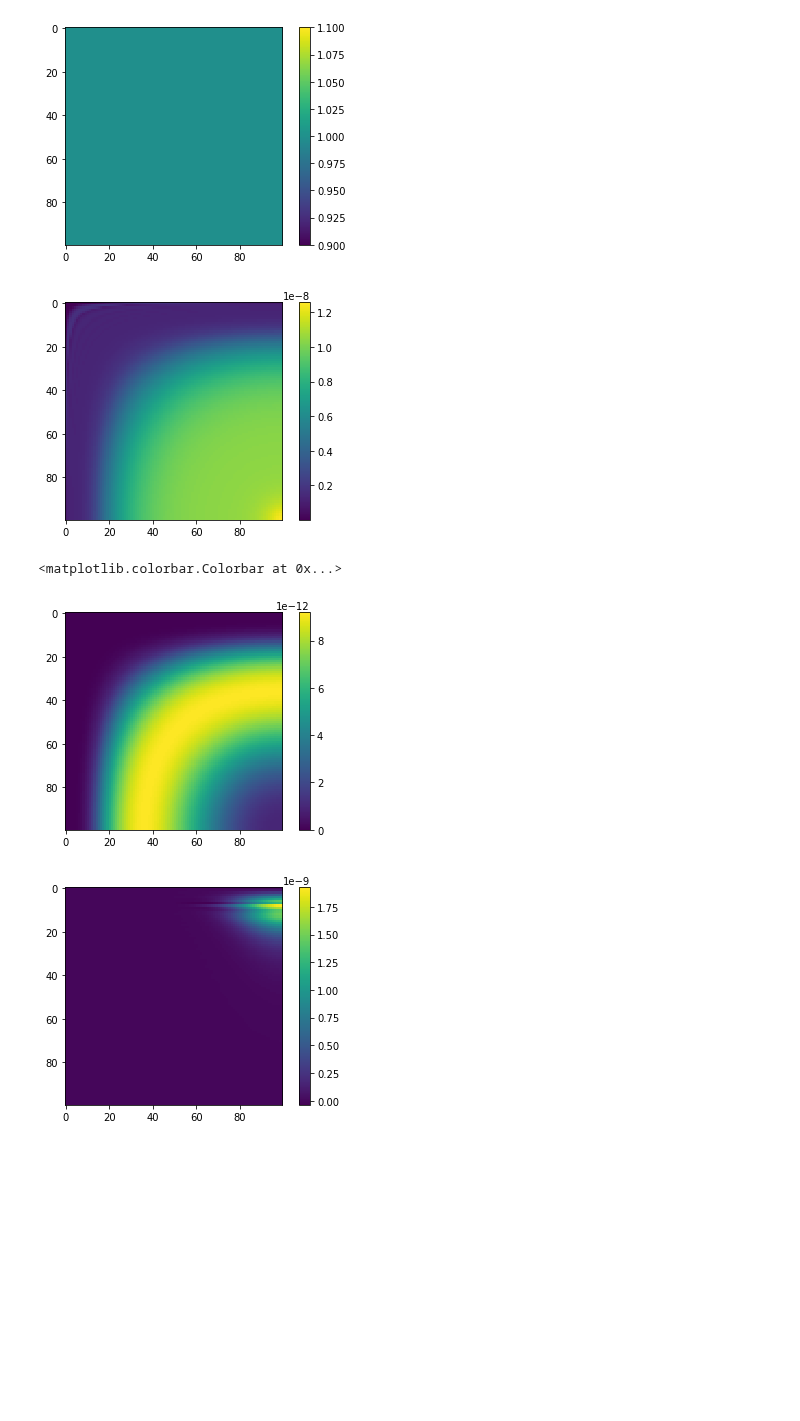
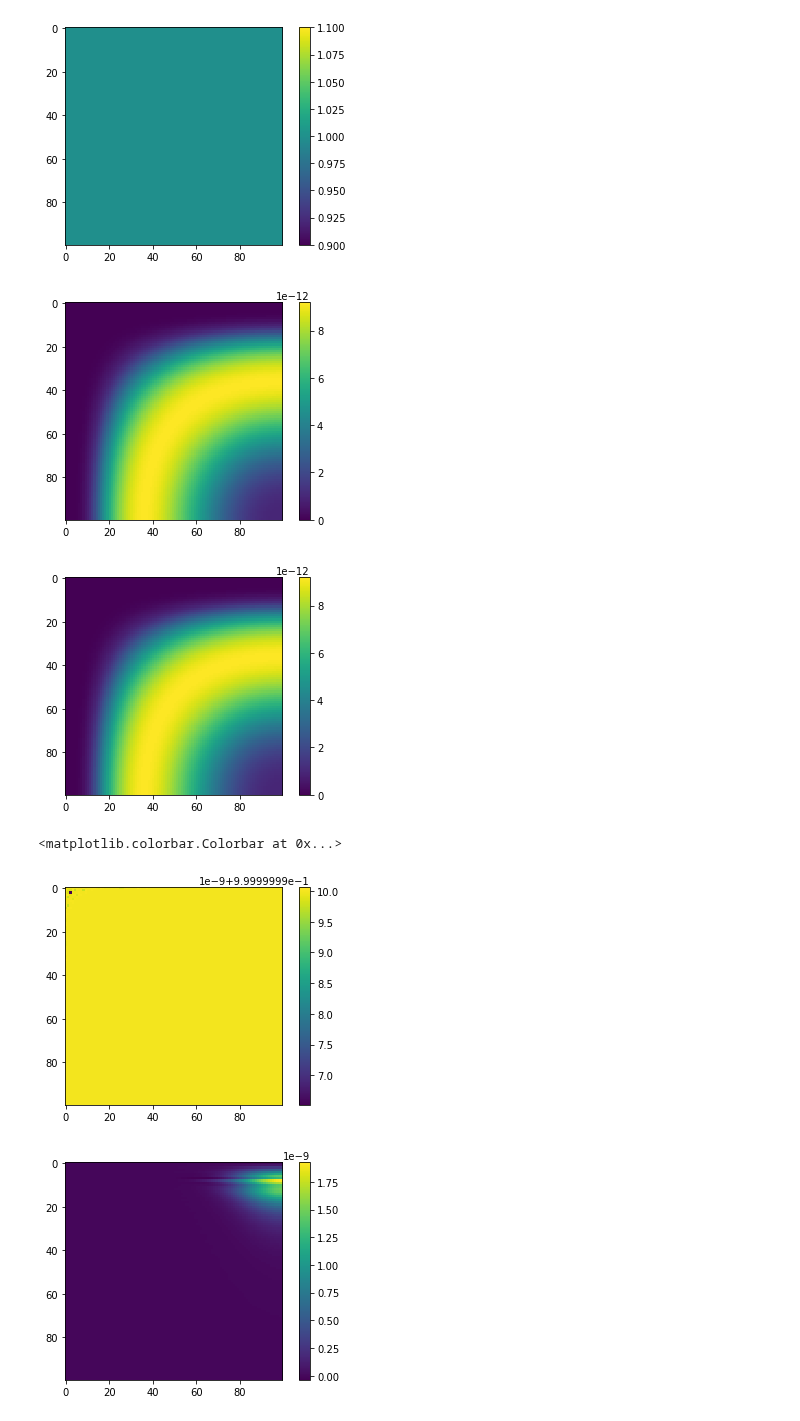
Before and after one commit to VMBoehm/postlimber, a Jupyter notebook: notebooks/PostBornTerms without Limber new approach- additional terms.ipynb, the cells around one changed output. Cells and saved outputs as stored; diff of their text form; code cells hidden in the pictures; blank space fills up the shorter version.

```diff
--- a/notebooks/PostBornTerms without Limber new approach- additional terms.ipynb
+++ b/notebooks/PostBornTerms without Limber new approach- additional terms.ipynb
@@ -180,14 +180,21 @@ clphipsi_Chirag   = np.load('../output/cm_clmesh/clpsiphicmb.npy')
 # %%
 r2d, t2d = np.meshgrid(t_,t_)
 plt.imshow(clphipsi[10])
 plt.colorbar()
 plt.show()
+plt.figure()
 plt.imshow(clphipsi_Chirag[10]*(1+z_chi(r2d*t2d*chi_cmb)))
 plt.colorbar()
+plt.show()
+
+plt.figure()
+plt.imshow(clphipsi_Chirag[10]*(1+z_chi(r2d*t2d*chi_cmb))/clphipsi[10])
+plt.colorbar()
 # %% [output]
-[figure, old version]
+[figure, new version]
+[figure]
 <matplotlib.colorbar.Colorbar at 0x...>
-[figure]
+[figure, added]
 # %%
 plt.imshow(clphidelta[10])
 plt.colorbar()
```
Also changed, not shown: parts of 3 cells of this notebook, 2 other files.
